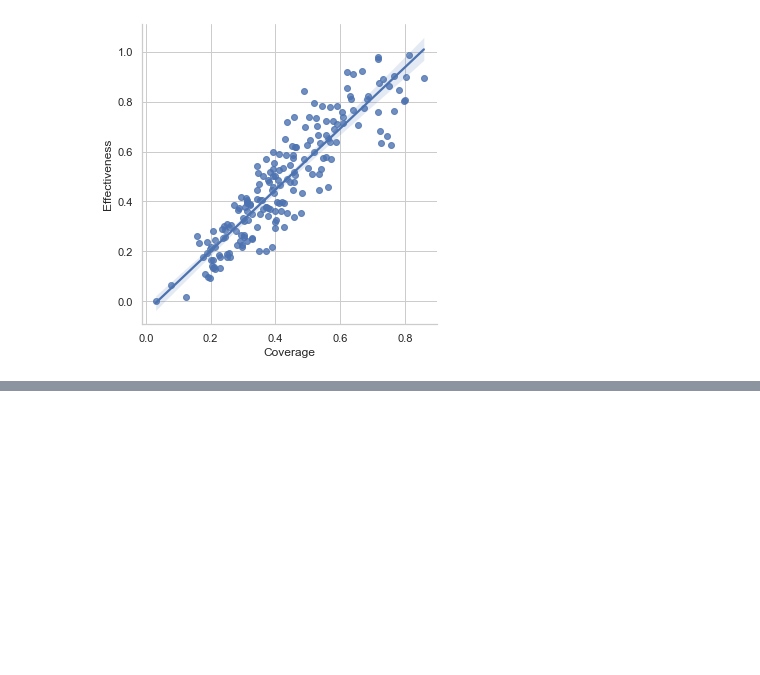
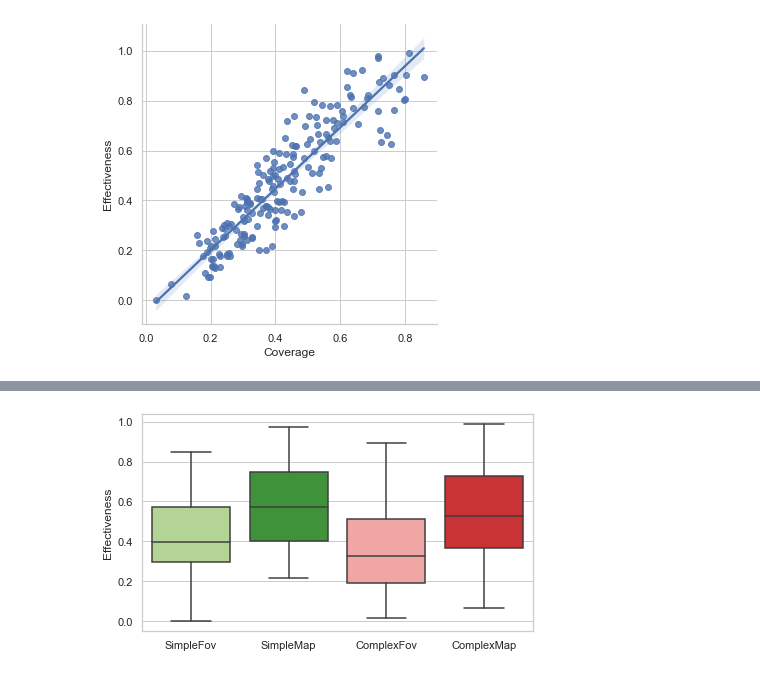
Before and after one commit to DDM-Lab/HumanExperimentMinimap, a Jupyter notebook: Analysis.ipynb, the cells around one changed output, grey strips where cells are left out. Drawn from its saved outputs; the diff is of its cells as text; code cells hidden in the pictures; blank space fills up the shorter version.

```diff
--- a/Analysis.ipynb
+++ b/Analysis.ipynb
@@ -902,0 +899,7 @@ plt.savefig(f"{RES_DIR}/corr_effectiveness_coverage.png", bbox_inches='tight')
+# %%
+conditions = {0:'simplefov', 1:'simplemap', 2:'complexfov', 3:'complexmap'}
+
+simple_fov = np.mean(total_per_cond[0],1)
+simple_map = np.mean(total_per_cond[1],1)
+complex_fov = np.mean(total_per_cond[2],1)
+complex_map = np.mean(total_per_cond[3],1)
@@ -902,0 +950,25 @@ plt.savefig(f"{RES_DIR}/corr_effectiveness_coverage.png", bbox_inches='tight')
+# %%
+def draw_box_plot_all_cond(data_dict, conditions, ylabel, output_name, *argv):
+    plt.rcParams["figure.figsize"] = (7,4)
+    my_colors = None
+    if len(argv)==0:
+        my_colors = sns.color_palette("Paired")[0:]
+    else:
+        my_colors = argv[0]
+    data = []
+    for i in range(0,len(conditions)):
+        data = data + [list(conditions.values())[i]]*data_dict[i].shape[0]
+    data2 = np.concatenate([data_dict[i] for i in range(0,len(conditions))])
+    df2 = pd.DataFrame(list(zip(data, data2)), columns =['conditions', 'percent'])
+    df2 = pd.DataFrame(data2)
+    df2['condition']= data
+    df2['percent'] = df2.mean(axis=1)
+    ax = sns.boxplot(x=df2["condition"], y=df2["percent"], palette=my_colors, data=df2)
+    ax.set_ylabel(ylabel)
+    ax.set_xlabel('')
+    return df2, ax
+# %%
+full_conditions = {0:'SimpleFov', 1:'SimpleMap', 2:'ComplexFov', 3:'ComplexMap'}
+res, ax = draw_box_plot_all_cond(total_per_cond, full_conditions, 'Effectiveness', 'avg_effectiveness', sns.color_palette("Paired")[2:])
+# %% [output]
+[figure, added]
```
Also changed, not shown: parts of 30 cells of this notebook, 8 other files.
